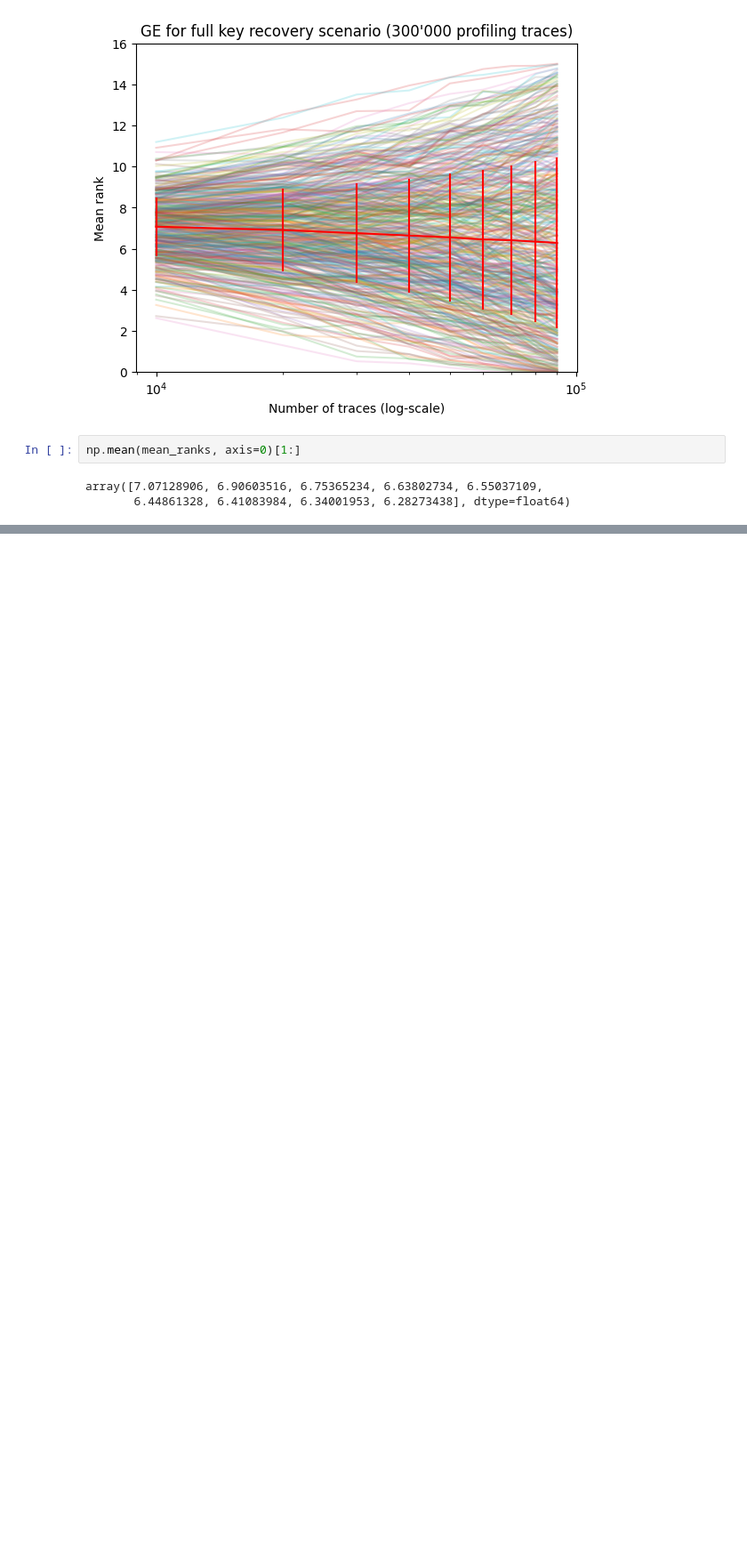
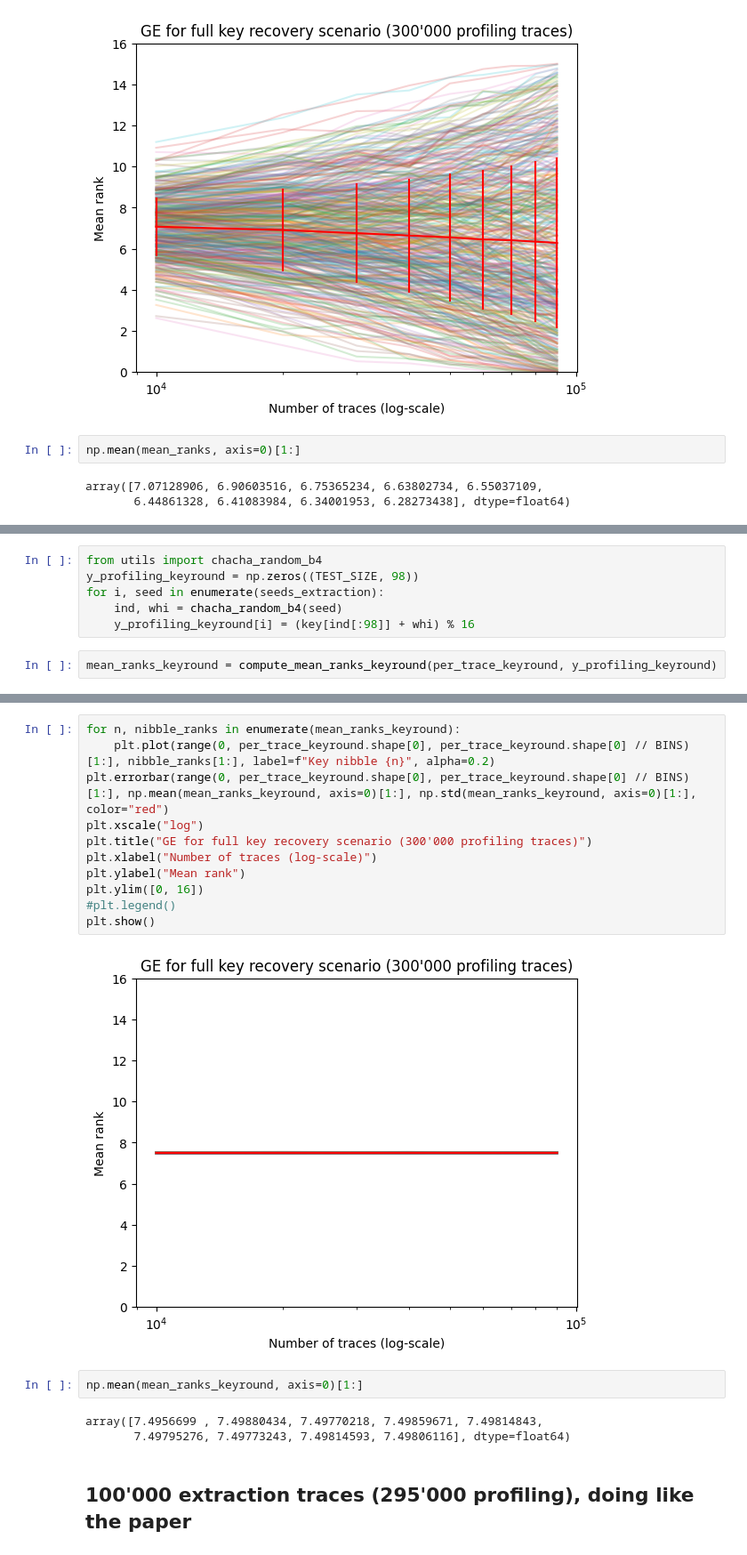
Before and after one commit to Pace222/Elisabeth-b4-SCA, a Jupyter notebook: protected_side_channel_attack/deep_learning_evaluation.ipynb, the cells around one changed output, grey strips where cells are left out. Shown at 89% size. Drawn from its saved outputs; the diff is of its cells as text; blank space fills up the shorter version.

```diff
--- a/protected_side_channel_attack/deep_learning_evaluation.ipynb
+++ b/protected_side_channel_attack/deep_learning_evaluation.ipynb
@@ -187,0 +256,8 @@ array([7.07128906, 6.90603516, 6.75365234, 6.63802734, 6.55037109,
+# %%
+from utils import chacha_random_b4
+y_profiling_keyround = np.zeros((TEST_SIZE, 98))
+for i, seed in enumerate(seeds_extraction):
+    ind, whi = chacha_random_b4(seed)
+    y_profiling_keyround[i] = (key[ind[:98]] + whi) % 16
+# %%
+mean_ranks_keyround = compute_mean_ranks_keyround(per_trace_keyround, y_profiling_keyround)
@@ -187,0 +276,20 @@ array([7.07128906, 6.90603516, 6.75365234, 6.63802734, 6.55037109,
+# %%
+for n, nibble_ranks in enumerate(mean_ranks_keyround):
+    plt.plot(range(0, per_trace_keyround.shape[0], per_trace_keyround.shape[0] // BINS)[1:], nibble_ranks[1:], label=f"Key nibble {n}", alpha=0.2)
+plt.errorbar(range(0, per_trace_keyround.shape[0], per_trace_keyround.shape[0] // BINS)[1:], np.mean(mean_ranks_keyround, axis=0)[1:], np.std(mean_ranks_keyround, axis=0)[1:], color="red")
+plt.xscale("log")
+plt.title("GE for full key recovery scenario (300'000 profiling traces)")
+plt.xlabel("Number of traces (log-scale)")
+plt.ylabel("Mean rank")
+plt.ylim([0, 16])
+#plt.legend()
+plt.show()
+# %% [output]
+[figure, added]
+# %%
+np.mean(mean_ranks_keyround, axis=0)[1:]
+# %% [output]
+array([7.4956699 , 7.49880434, 7.49770218, 7.49859671, 7.49814843,
+       7.49795276, 7.49773243, 7.49814593, 7.49806116], dtype=float64)
+# %% [markdown]
+## 100'000 extraction traces (295'000 profiling), doing like the paper
```
Also changed, not shown: parts of 32 cells of this notebook, 1 other file.
